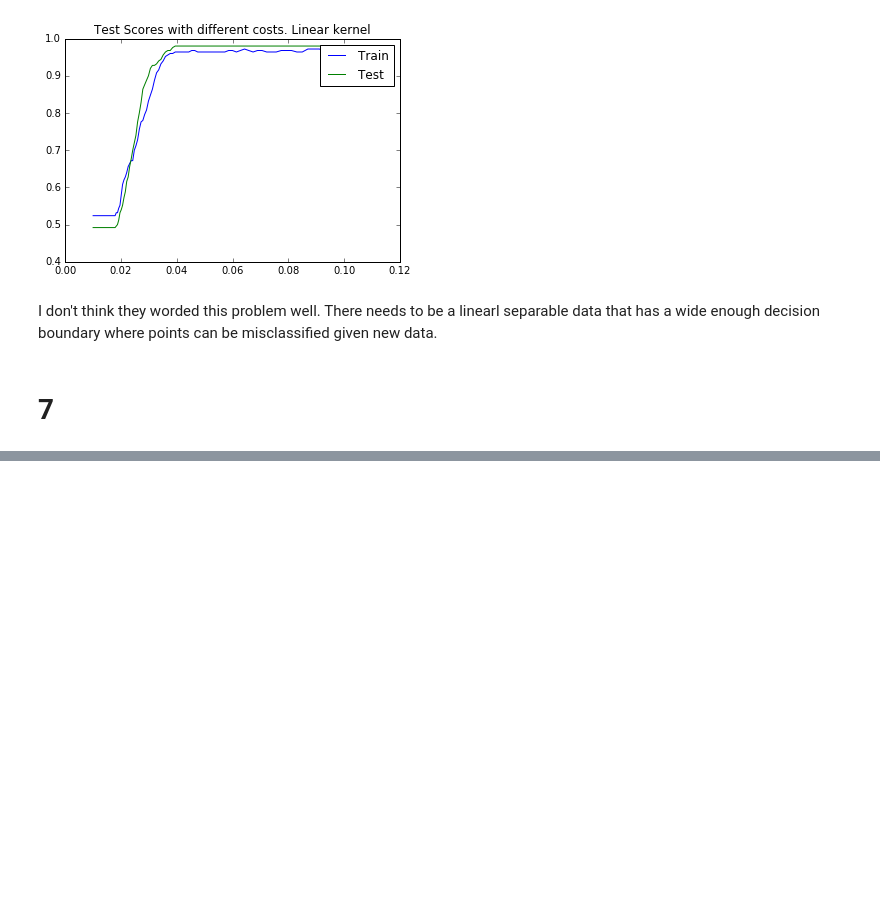
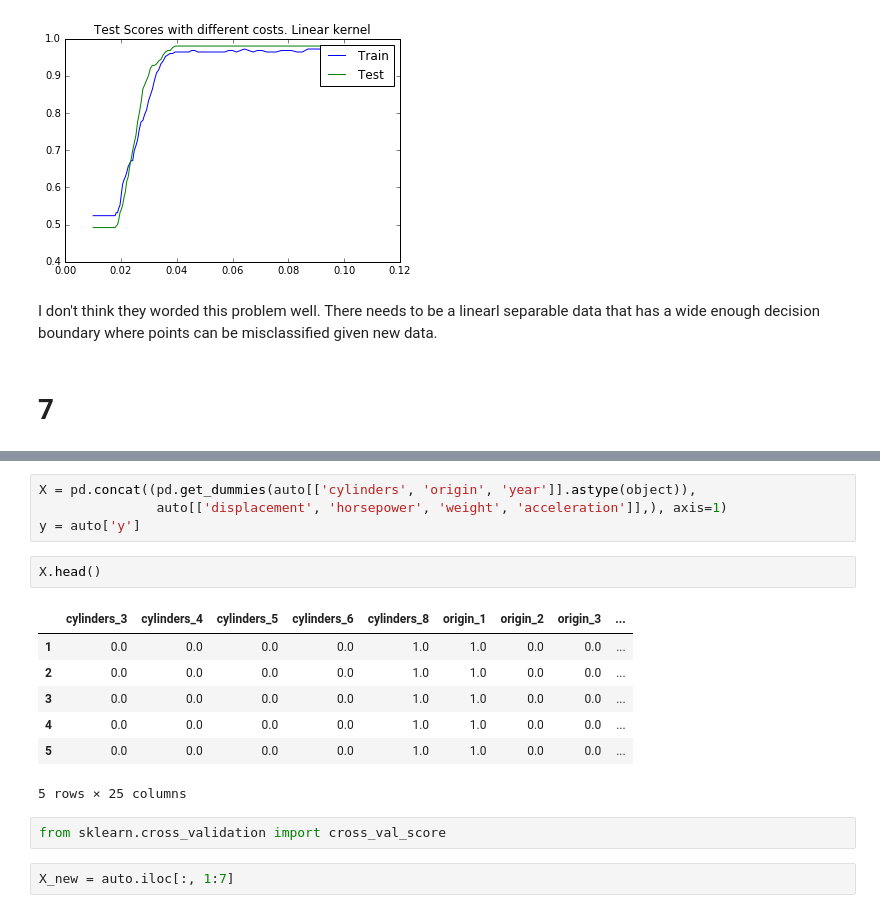
Before and after one commit to tdpetrou/Machine-Learning-Books-With-Python, a Jupyter notebook: Introduction to Statistical Learning/Chapter 9.ipynb, the cells around one changed output, grey strips where cells are left out. Saved outputs shown, nothing was run; the diff lists cells and outputs as text; blank space fills up the shorter version.

```diff
--- a/Introduction to Statistical Learning/Chapter 9.ipynb
+++ b/Introduction to Statistical Learning/Chapter 9.ipynb
@@ -434,0 +448,18 @@ I don't think they worded this problem well. There needs to be a linearl separab
+# %%
+X = pd.concat((pd.get_dummies(auto[['cylinders', 'origin', 'year']].astype(object)),
+               auto[['displacement', 'horsepower', 'weight', 'acceleration']],), axis=1)
+y = auto['y']
+# %%
+X.head()
+# %% [output]
+|  | cylinders_3 | cylinders_4 | cylinders_5 | cylinders_6 | cylinders_8 | origin_1 | origin_2 | origin_3 | ... |
+| 1 | 0.0 | 0.0 | 0.0 | 0.0 | 1.0 | 1.0 | 0.0 | 0.0 | ... |
+| 2 | 0.0 | 0.0 | 0.0 | 0.0 | 1.0 | 1.0 | 0.0 | 0.0 | ... |
+| 3 | 0.0 | 0.0 | 0.0 | 0.0 | 1.0 | 1.0 | 0.0 | 0.0 | ... |
+| 4 | 0.0 | 0.0 | 0.0 | 0.0 | 1.0 | 1.0 | 0.0 | 0.0 | ... |
+| 5 | 0.0 | 0.0 | 0.0 | 0.0 | 1.0 | 1.0 | 0.0 | 0.0 | ... |
+5 rows × 25 columns
+# %%
+from sklearn.cross_validation import cross_val_score
+# %%
+X_new = auto.iloc[:, 1:7]
```
Also changed, not shown: parts of 6 cells of this notebook, 1 other file.
